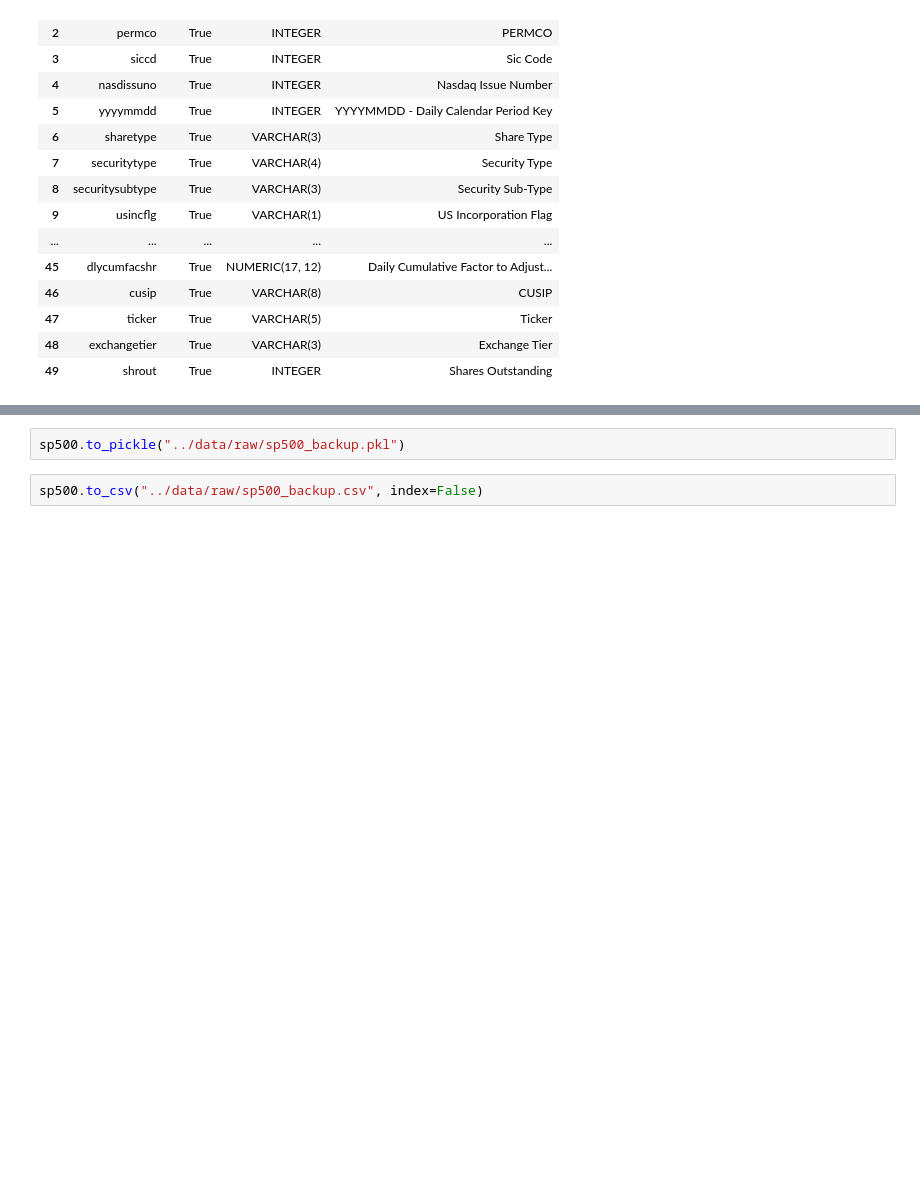
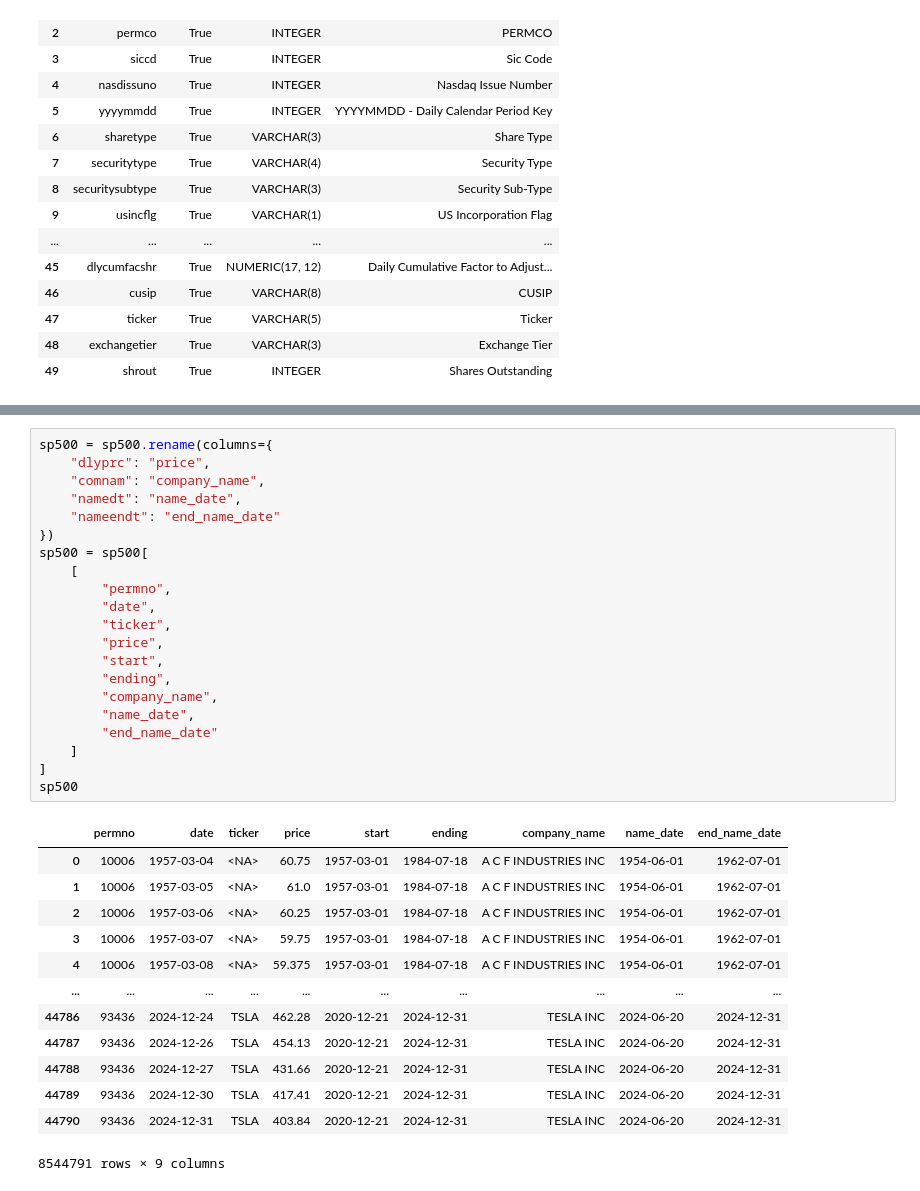
Before and after one commit to G3SILA/SPYBackTest, a Jupyter notebook: notebook/01_connectDB.ipynb, the cells around one changed output, grey strips where cells are left out. Cells and saved outputs as stored; diff of their text form; blank space fills up the shorter version.

```diff
--- a/notebook/01_connectDB.ipynb
+++ b/notebook/01_connectDB.ipynb
@@ -105,4 +95,35 @@ sp500
-# %%
-sp500.to_pickle("../data/raw/sp500_backup.pkl")
-# %%
-sp500.to_csv("../data/raw/sp500_backup.csv", index=False)
+# %%
+sp500 = sp500.rename(columns={
+    "dlyprc": "price",
+    "comnam": "company_name",
+    "namedt": "name_date",
+    "nameendt": "end_name_date"
+})
+sp500 = sp500[
+    [
+        "permno",
+        "date",
+        "ticker",
+        "price",
+        "start",
+        "ending",
+        "company_name",
+        "name_date",
+        "end_name_date"
+    ]
+]
+sp500
+# %% [output]
+|  | permno | date | ticker | price | start | ending | company_name | name_date | end_name_date |
+| 0 | 10006 | 1957-03-04 | <NA> | 60.75 | 1957-03-01 | 1984-07-18 | A C F INDUSTRIES INC | 1954-06-01 | 1962-07-01 |
+| 1 | 10006 | 1957-03-05 | <NA> | 61.0 | 1957-03-01 | 1984-07-18 | A C F INDUSTRIES INC | 1954-06-01 | 1962-07-01 |
+| 2 | 10006 | 1957-03-06 | <NA> | 60.25 | 1957-03-01 | 1984-07-18 | A C F INDUSTRIES INC | 1954-06-01 | 1962-07-01 |
+| 3 | 10006 | 1957-03-07 | <NA> | 59.75 | 1957-03-01 | 1984-07-18 | A C F INDUSTRIES INC | 1954-06-01 | 1962-07-01 |
+| 4 | 10006 | 1957-03-08 | <NA> | 59.375 | 1957-03-01 | 1984-07-18 | A C F INDUSTRIES INC | 1954-06-01 | 1962-07-01 |
+| ... | ... | ... | ... | ... | ... | ... | ... | ... | ... |
+| 44786 | 93436 | 2024-12-24 | TSLA | 462.28 | 2020-12-21 | 2024-12-31 | TESLA INC | 2024-06-20 | 2024-12-31 |
+| 44787 | 93436 | 2024-12-26 | TSLA | 454.13 | 2020-12-21 | 2024-12-31 | TESLA INC | 2024-06-20 | 2024-12-31 |
+| 44788 | 93436 | 2024-12-27 | TSLA | 431.66 | 2020-12-21 | 2024-12-31 | TESLA INC | 2024-06-20 | 2024-12-31 |
+| 44789 | 93436 | 2024-12-30 | TSLA | 417.41 | 2020-12-21 | 2024-12-31 | TESLA INC | 2024-06-20 | 2024-12-31 |
+| 44790 | 93436 | 2024-12-31 | TSLA | 403.84 | 2020-12-21 | 2024-12-31 | TESLA INC | 2024-06-20 | 2024-12-31 |
+8544791 rows × 9 columns
```
Also changed, not shown: parts of 6 cells of this notebook, 1 other file.
